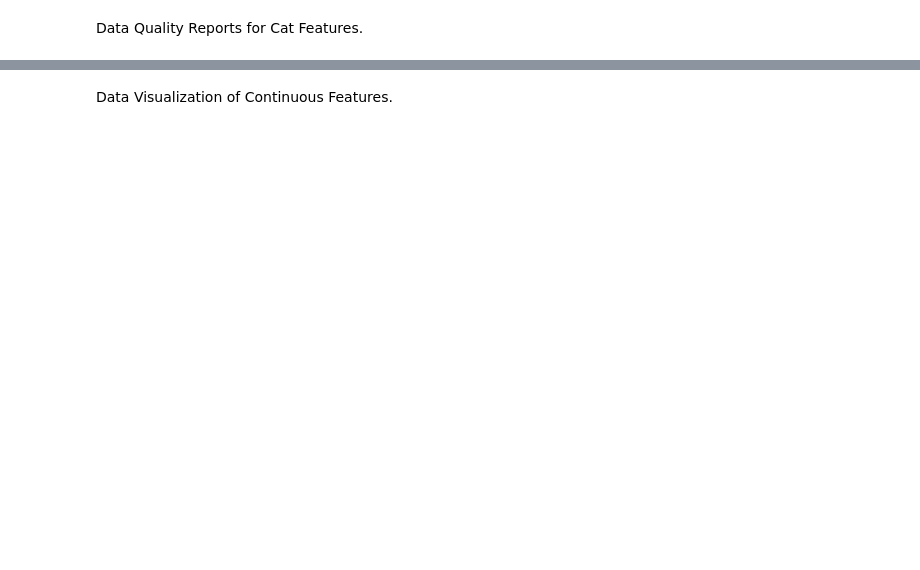
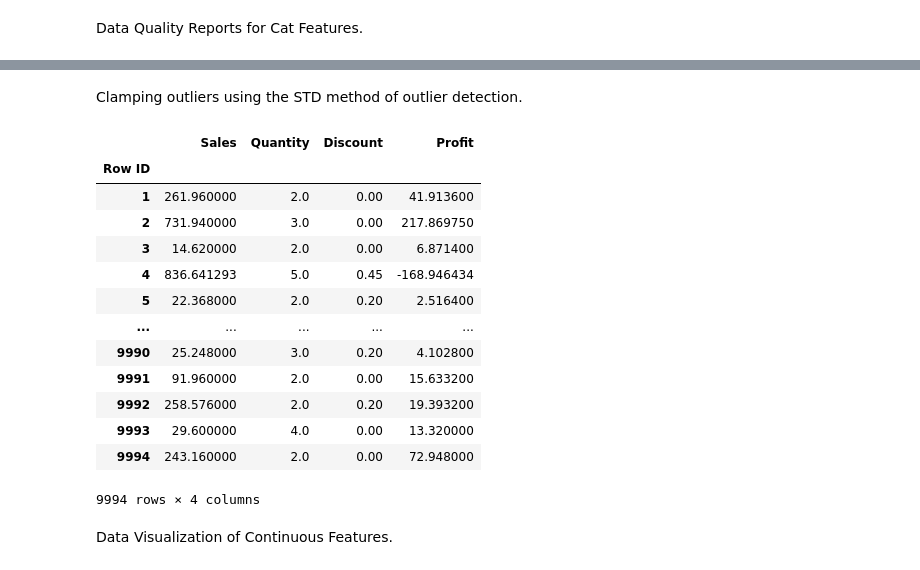
Before and after one commit to AmandeepSBassi/DataScienceProject, a Jupyter notebook: Project.Preprocessing.ipynb, the cells around one changed output, grey strips where cells are left out. Drawn from its saved outputs; the diff is of its cells as text; code cells hidden in the pictures; blank space fills up the shorter version.

```diff
--- a/Project.Preprocessing.ipynb
+++ b/Project.Preprocessing.ipynb
@@ -254,6 +256,49 @@ dqr_cat
 | Category | Product Categroy | 9994 | 0.0 | 3 | Office Supplies | 6026 | 60.30 | Furniture | 2121 | ... |
 | Sub-Category | Product Sub-Category | 9994 | 0.0 | 17 | Binders | 1523 | 15.24 | Paper | 1370 | ... |
 | Product Name | Name of Product | 9994 | 0.0 | 1850 | Staple envelope | 48 | 0.48 | Staples | 46 | ... |
+# %% [markdown]
+Clamping outliers using the STD method of outlier detection.
+# %%
+#Outlier detection Standard Deviation
+def STD_outlier_replace(data):
+    return data.clip(lower = STD_lower(data), upper = STD_upper(data))
+
+def getMean(data):
+    return data.mean()
+
+def getSTD(data):
+    return data.std()
+
+def STD_upper(data):
+    return (getMean(data) + (2 * getSTD(data)))
+
+def STD_lower(data):
+    return (getMean(data) - (2 * getSTD(data)))
+
+def STD_outlier(data):
+    return data[((data < STD_lower(data))) | (data > STD_upper(data))]
+
+cont_df['Sales'] = STD_outlier_replace(cont_df['Sales'])
+cont_df['Quantity'] = STD_outlier_replace(cont_df['Quantity'])
+cont_df['Discount'] = STD_outlier_replace(cont_df['Discount'])
+cont_df['Profit'] = STD_outlier_replace(cont_df['Profit'])
+
+cont_df
+# %% [output]
+|  | Sales | Quantity | Discount | Profit |
+| Row ID |  |  |  |  |
+| 1 | 261.960000 | 2.0 | 0.00 | 41.913600 |
+| 2 | 731.940000 | 3.0 | 0.00 | 217.869750 |
+| 3 | 14.620000 | 2.0 | 0.00 | 6.871400 |
+| 4 | 836.641293 | 5.0 | 0.45 | -168.946434 |
+| 5 | 22.368000 | 2.0 | 0.20 | 2.516400 |
+| ... | ... | ... | ... | ... |
+| 9990 | 25.248000 | 3.0 | 0.20 | 4.102800 |
+| 9991 | 91.960000 | 2.0 | 0.00 | 15.633200 |
+| 9992 | 258.576000 | 2.0 | 0.20 | 19.393200 |
+| 9993 | 29.600000 | 4.0 | 0.00 | 13.320000 |
+| 9994 | 243.160000 | 2.0 | 0.00 | 72.948000 |
+9994 rows × 4 columns
 # %% [markdown]
 Data Visualization of Continuous Features.
 # %%
```
Also changed, not shown: parts of 5 cells of this notebook.
